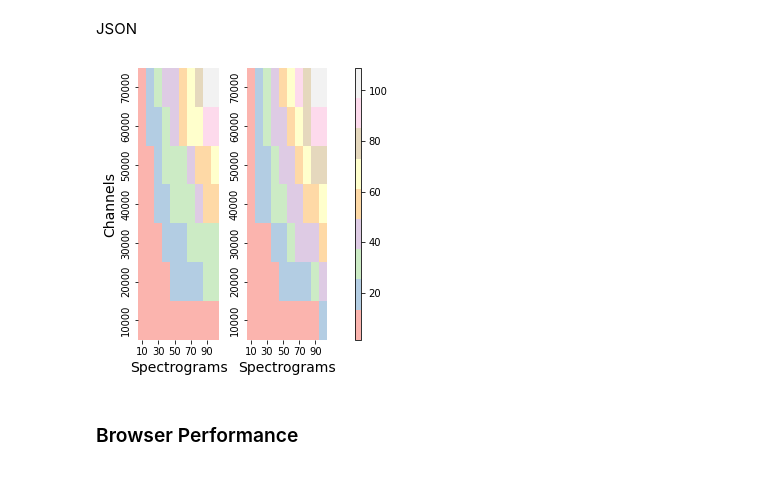
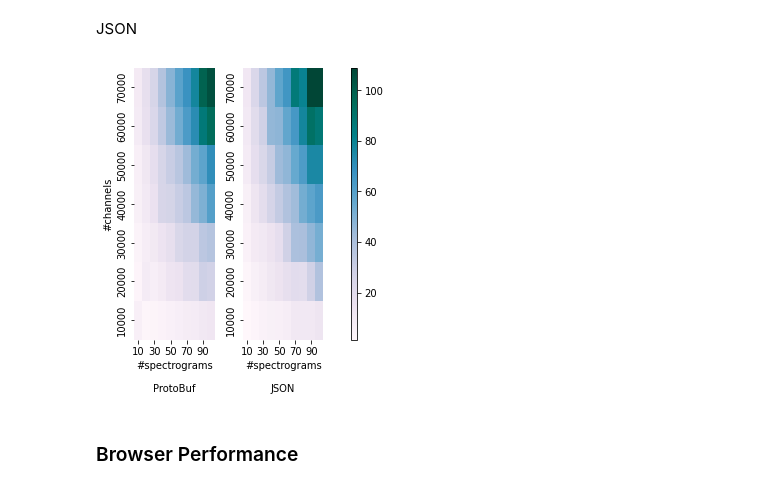
Before and after one commit to saifulkhan/streaming-vis-perf, a Jupyter notebook: producer/src/spectrograms_benchmark.ipynb, the cells around one changed output. Cells and saved outputs as stored; diff of their text form; code cells hidden in the pictures.

```diff
--- a/producer/src/spectrograms_benchmark.ipynb
+++ b/producer/src/spectrograms_benchmark.ipynb
@@ -74,2 +78,5 @@ df
+# %%
+# https://matplotlib.org/stable/tutorials/colors/colormaps.html
+cmap = "PuBuGn"
 # %%
 
@@ -862,4 +868,4 @@ for num_spectrograms in num_spectrograms_range:
 
             idx += 1
 
-df = pd.DataFrame(_df)
+df_t = pd.DataFrame(_df)
@@ -868,17 +874,17 @@ df
 # %%
 # https://stackoverflow.com/questions/30328646/python-pandas-group-by-in-group-by-and-average
-df = df.groupby(['Spectrograms', 'Channels', "Encoding"], as_index=False)['Time'].mean()
+df_t = df_t.groupby(['Spectrograms', 'Channels', "Encoding"], as_index=False)['Time'].mean()
 # %%
-col_size = df["Time"]
+col_size = df_t["Time"]
 max = col_size.max()
 min = col_size.min()
 
 # select ProtoBuf rows
-df1 = df.loc[df["Encoding"] == "ProtoBuf"]
-df1 = df1.pivot("Channels", "Spectrograms", "Time")
-df1 = df1.sort_values(by=['Channels'],  ascending=False)
+df1_t = df_t.loc[df_t["Encoding"] == "ProtoBuf"]
+df1_t = df1_t.pivot("Channels", "Spectrograms", "Time")
+df1_t = df1_t.sort_values(by=['Channels'],  ascending=False)
 
 # select JSON rows
-df2 = df.loc[df["Encoding"] == "JSON (UTF-8)"]
-df2 = df2.pivot("Channels", "Spectrograms", "Time")
-df2 = df2.sort_values(by=['Channels'],  ascending=False)
+df2_t = df_t.loc[df_t["Encoding"] == "JSON (UTF-8)"]
+df2_t = df2_t.pivot("Channels", "Spectrograms", "Time")
+df2_t = df2_t.sort_values(by=['Channels'],  ascending=False)
@@ -889,24 +895,21 @@ df2
 # %%
-cmaps = ["Pastel1", "RdYlBu_r", "YlGnBu", "Spectral_r", "Set3", "PuBuGn", "PuBu", "PuOr_r", "RdBu_r", ]
-
 # fig, ax =plt.subplots(1,2, figsize=(5,5))
 fig, ax = plt.subplots(ncols=3, gridspec_kw=dict(width_ratios=[4,4,.3]), figsize=(4,5))
 
 plt.subplots_adjust(left=None, bottom=None, right=None, top=None, wspace=0.5, hspace=None)
-
-p1 = sns.heatmap(df1, cmap=cmaps[0], ax=ax[0], vmin=min, vmax=max, cbar=False)
-p2 = sns.heatmap(df2, cmap=cmaps[0], ax=ax[1], vmin=min, vmax=max, cbar=False)
+p1 = sns.heatmap(df1_t, cmap=cmap, ax=ax[0], vmin=min, vmax=max, cbar=False)
+p2 = sns.heatmap(df2_t, cmap=cmap, ax=ax[1], vmin=min, vmax=max, cbar=False)
 fig.colorbar(ax[1].collections[0], cax=ax[2])
 
-p1.set_xlabel(f"Spectrograms", fontsize=14)
-p1.set_ylabel("Channels", fontsize=14)
+p1.set_xlabel(f"#spectrograms\n\nProtoBuf")
+p1.set_ylabel(f"#channels")
 
-p2.set_xlabel("Spectrograms", fontsize=14)
+p2.set_xlabel(f"#spectrograms\n\nJSON")
 p2.set_ylabel(f"", fontsize=0)
 
 plt.show()
 # %% [output]
-[figure, old version]
+[figure, new version]
 # %% [markdown]
 ### Browser Performance
 # %%
```
Also changed, not shown: parts of 12 cells of this notebook, 2 other files.
